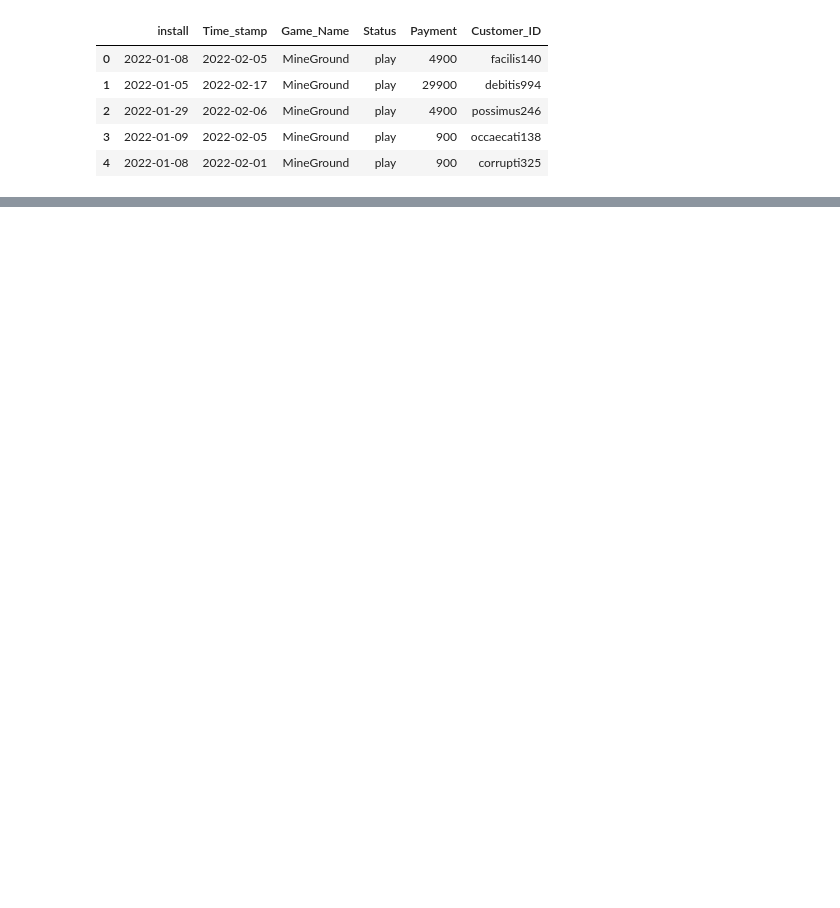
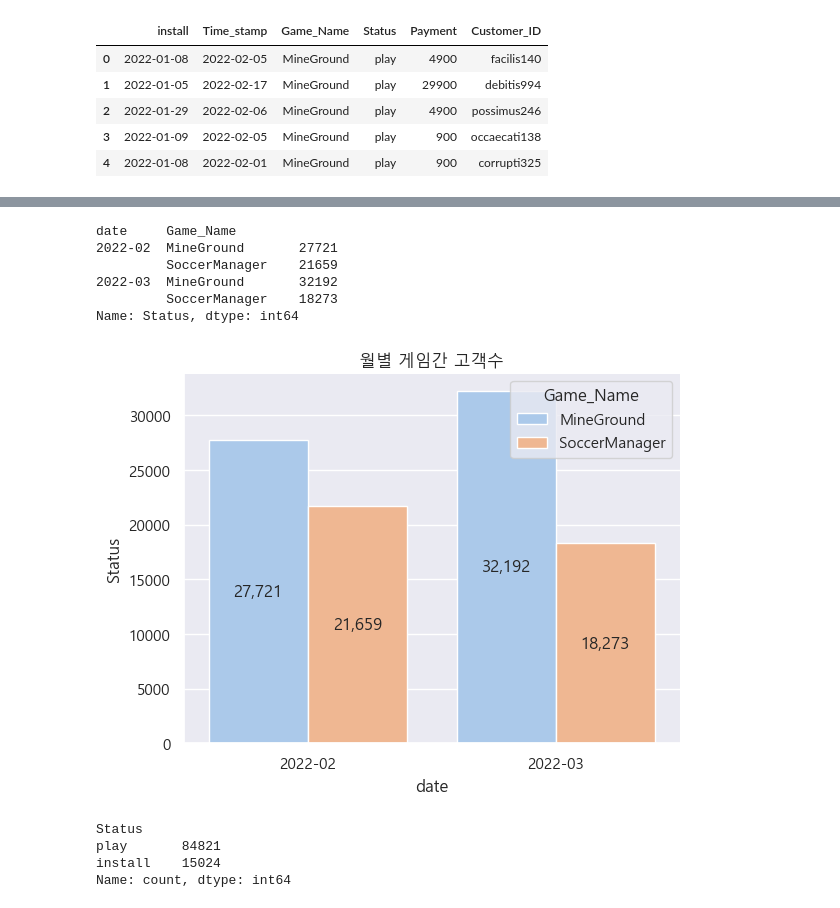
Before and after one commit to leejaesang6098/aiffel_study, a Jupyter notebook: 0822_node/EDA.ipynb, the cells around one changed output, grey strips where cells are left out. Cells and saved outputs as stored; diff of their text form; code cells hidden in the pictures; blank space fills up the shorter version.

```diff
--- a/0822_node/EDA.ipynb
+++ b/0822_node/EDA.ipynb
@@ -22,0 +48,27 @@ sales_data.head()
+# %%
+grouped = sales_data['Status'].groupby([sales_data['date'], sales_data['Game_Name']]).count()
+grouped
+# %% [output]
+date     Game_Name
+2022-02  MineGround       27721
+         SoccerManager    21659
+2022-03  MineGround       32192
+         SoccerManager    18273
+Name: Status, dtype: int64
+# %%
+ax = sns.barplot(data=grouped.reset_index(), x='date', y='Status', hue='Game_Name')
+containers = ax.containers[0]
+containers0 = ax.containers[1]
+ax.bar_label(containers, labels=[f'{i:,.0f}' for i in containers.datavalues], label_type='center')
+ax.bar_label(containers0, labels=[f'{i:,.0f}' for i in containers0.datavalues], label_type='center')
+plt.title("월별 게임간 고객수")
+plt.show()
+# %% [output]
+[figure, added]
+# %%
+sales_data['Status'].value_counts()
+# %% [output]
+Status
+play       84821
+install    15024
+Name: count, dtype: int64
```
Also changed, not shown: parts of 25 cells of this notebook.
